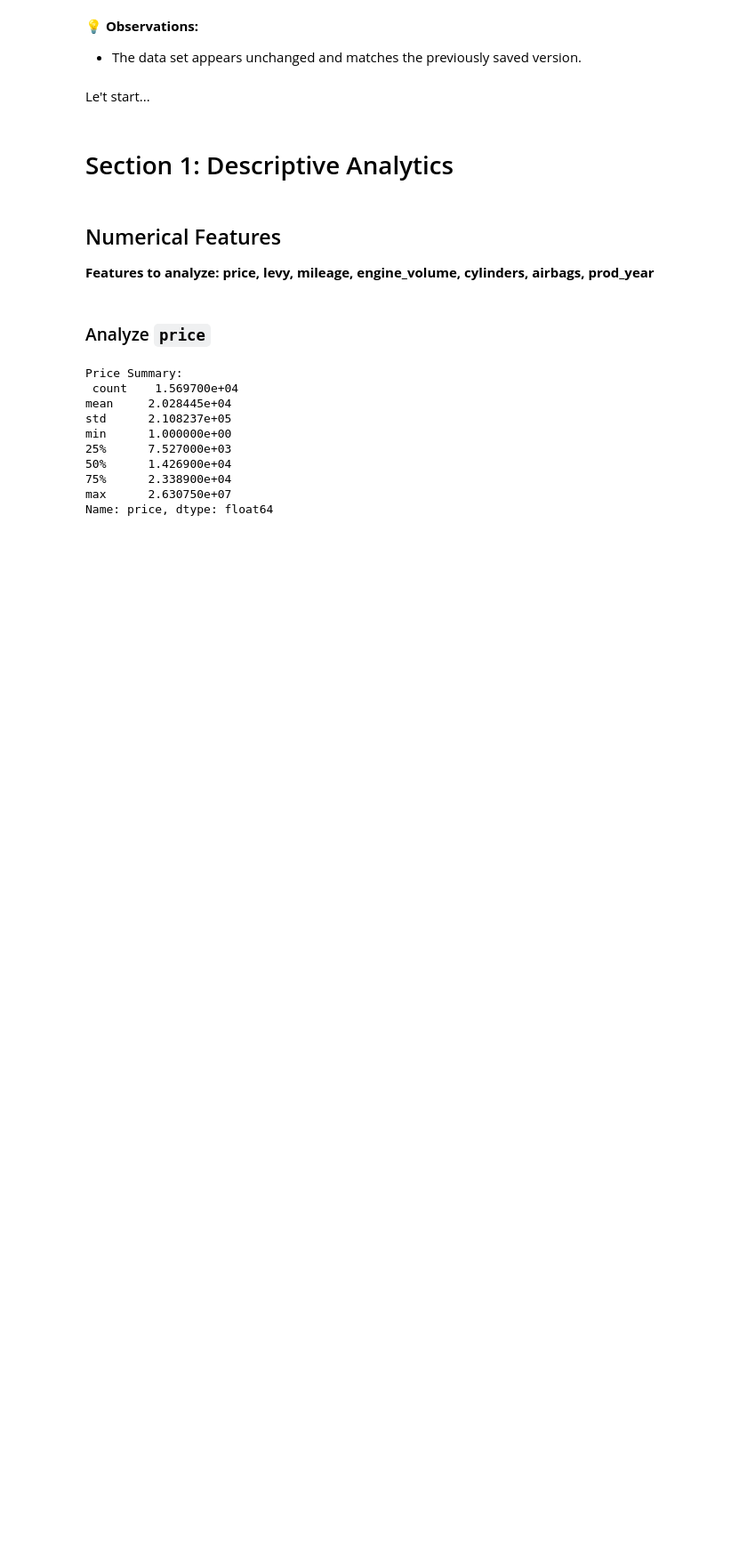
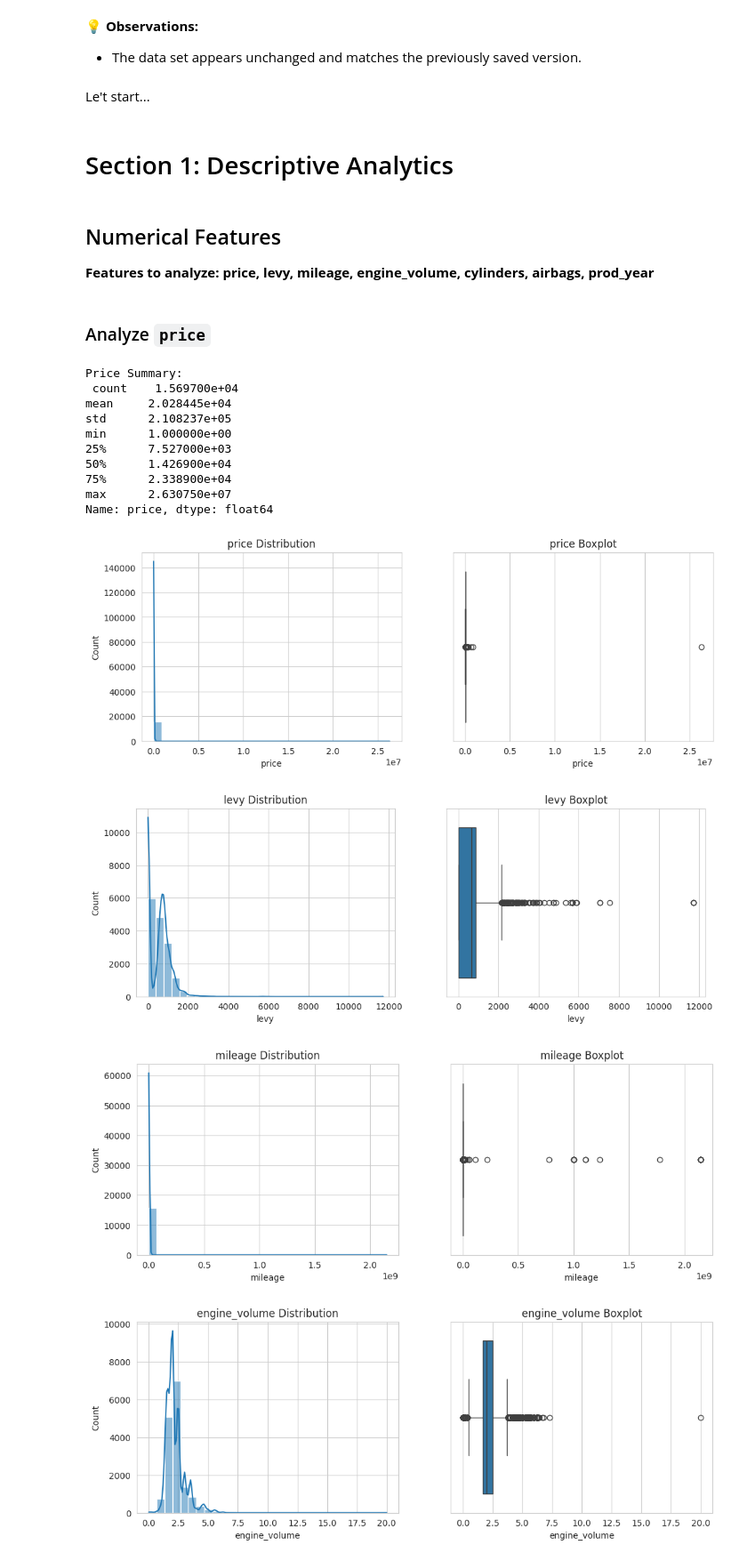
Before and after one commit to Mithula-cbw/Car-Price-Prediction, a Jupyter notebook: notebooks/Group_11_02_Preprocessing_and_Feature_Engineering.ipynb, the cells around one changed output. Shown at 89% size. Drawn from its saved outputs; the diff is of its cells as text; code cells hidden in the pictures; blank space fills up the shorter version.

Commit message:
did preprocessing and feature engineering

```diff
--- a/notebooks/Group_11_02_Preprocessing_and_Feature_Engineering.ipynb
+++ b/notebooks/Group_11_02_Preprocessing_and_Feature_Engineering.ipynb
@@ -167,3 +167,21 @@ min      1.000000e+00
 75%      2.338900e+04
 max      2.630750e+07
 Name: price, dtype: float64
+# %%
+num_cols = ["price", "levy", "mileage", "engine_volume", "cylinders", "airbags", "prod_year"]
+
+for col in num_cols:
+    fig, axes = plt.subplots(1, 2, figsize=(12, 4))
+
+    sns.histplot(df[col], kde=True, bins=30, ax=axes[0])
+    axes[0].set_title(f"{col} Distribution")
+
+    sns.boxplot(x=df[col], ax=axes[1])
+    axes[1].set_title(f"{col} Boxplot")
+
+    plt.show()
+# %% [output]
+[figure, added]
+[figure, added]
+[figure, added]
+[figure, added]
```
Also changed, not shown: parts of 10 cells of this notebook, 1 other file.
